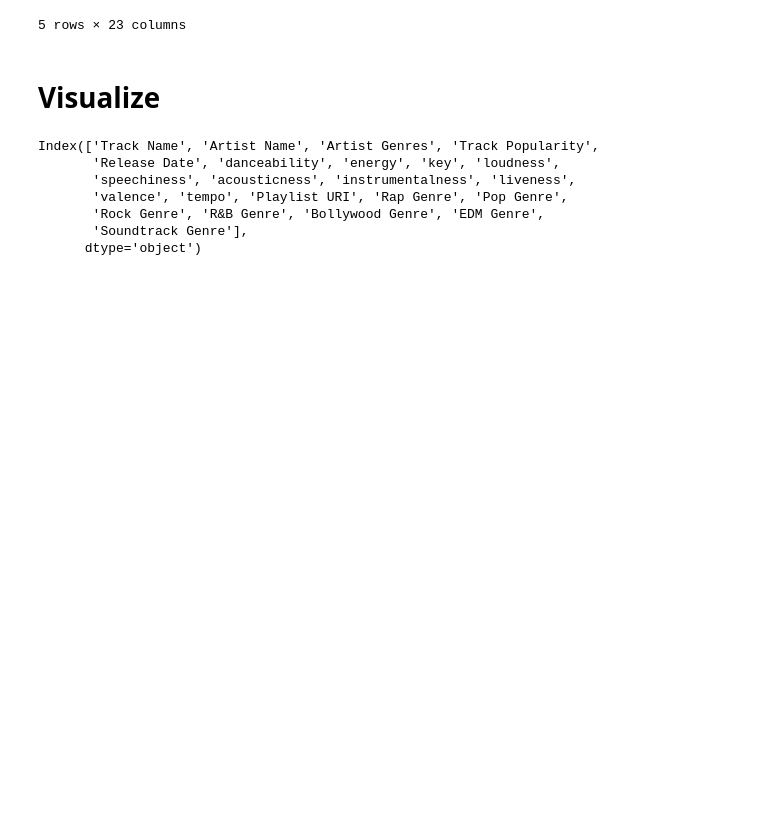
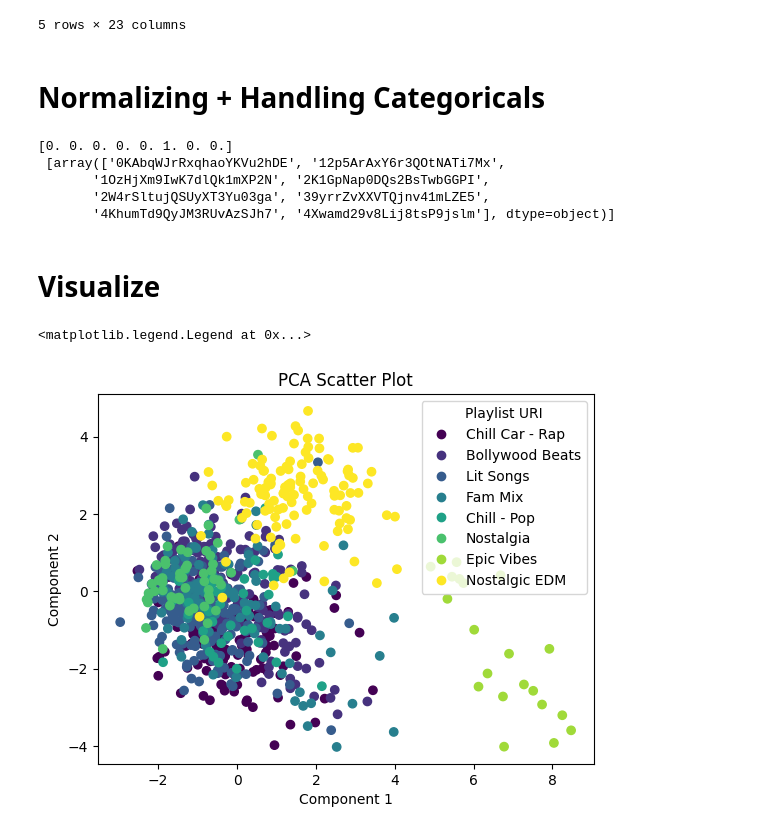
Before and after one commit to piluguji/Spotify-Playlist-Sorter, a Jupyter notebook: data_preprocess.ipynb, the cells around one changed output. Drawn from its saved outputs; the diff is of its cells as text; code cells hidden in the pictures; blank space fills up the shorter version.

```diff
--- a/data_preprocess.ipynb
+++ b/data_preprocess.ipynb
@@ -10,13 +10,11 @@ import config
 client_credentials_manager = SpotifyClientCredentials(client_id=config.client_id, client_secret=config.client_secret)
 sp = spotipy.Spotify(client_credentials_manager = client_credentials_manager)
 # %%
-# Chill Car - Rap, Bollywood Beats, Lit Songs, Fam Mix, Chill - Pop, Nostalgia, Epic Vibes, Nostalgic EDM
+playlistNames = ['Chill Car - Rap', 'Bollywood Beats', 'Lit Songs', 'Fam Mix', 'Chill - Pop', 'Epic Vibes', 'Nostalgic EDM']
 playlist_links = ["https://open.spotify.com/playlist/39yrrZvXXVTQjnv41mLZE5?si=043d2b062b4748c7",
                   "https://open.spotify.com/playlist/12p5ArAxY6r3QOtNATi7Mx?si=0e44c2c5c12d4f45",
                   "https://open.spotify.com/playlist/4KhumTd9QyJM3RUvAzSJh7?si=edc7bcc04f1c43a9",
-                  "https://open.spotify.com/playlist/1OzHjXm9IwK7dlQk1mXP2N?si=05d4cd76d85f47df",
                   "https://open.spotify.com/playlist/2W4rSltujQSUyXT3Yu03ga?si=7ff0dd18a47b4517",
-                  "https://open.spotify.com/playlist/4Xwamd29v8Lij8tsP9jslm?si=8ed5a2c219624e3c",
                   "https://open.spotify.com/playlist/2K1GpNap0DQs2BsTwbGGPI?si=bcea1ac135924f04",
                   "https://open.spotify.com/playlist/0KAbqWJrRxqhaoYKVu2hDE?si=0ebdb168c8634f40"
                 ]
@@ -203,15 +196,28 @@ df.loc[(df.iloc[:, 16:].sum(axis=1) == 0) & (df['Artist Genres'].map(len) != 0)]
 | 622 | Your Woman | [White Town] | [derby indie] | 70 | 1997 | 0.815 | 0.605 | ... |
 | 768 | Hello | [OMFG] | [otacore] | 64 | 2014 | 0.844 | 0.864 | ... |
 5 rows × 23 columns
+# %%
+df['Release Date'] = pd. to_numeric(df['Release Date'])
+# %% [markdown]
+# Normalizing + Handling Categoricals
+# %%
+from sklearn.preprocessing import OneHotEncoder
+from sklearn.preprocessing import StandardScaler
+
+x = df.iloc[:, 3:].drop("Playlist URI", axis=1).values
+X = StandardScaler().fit_transform(x) # normalizing the features
+
+y = df[['Playlist URI']]
+ohe = OneHotEncoder()
+Y_ohe = ohe.fit_transform(y)
+Y = Y_ohe.toarray()
+
+print(Y[0],'\n', ohe.categories_)
+# %% [output]
+[0. 0. 0. 0. 0. 1. 0. 0.]
+ [array(['0KAbqWJrRxqhaoYKVu2hDE', '12p5ArAxY6r3QOtNATi7Mx',
+       '1OzHjXm9IwK7dlQk1mXP2N', '2K1GpNap0DQs2BsTwbGGPI',
+       '2W4rSltujQSUyXT3Yu03ga', '39yrrZvXXVTQjnv41mLZE5',
+       '4KhumTd9QyJM3RUvAzSJh7', '4Xwamd29v8Lij8tsP9jslm'], dtype=object)]
 # %% [markdown]
 # Visualize
-# %%
-df.columns
-# %% [output]
-Index(['Track Name', 'Artist Name', 'Artist Genres', 'Track Popularity',
-       'Release Date', 'danceability', 'energy', 'key', 'loudness',
-       'speechiness', 'acousticness', 'instrumentalness', 'liveness',
-       'valence', 'tempo', 'Playlist URI', 'Rap Genre', 'Pop Genre',
-       'Rock Genre', 'R&B Genre', 'Bollywood Genre', 'EDM Genre',
-       'Soundtrack Genre'],
-      dtype='object')
@@ -221,0 +224,20 @@ x = StandardScaler().fit_transform(x) # normalizing the features
+# %%
+from sklearn.decomposition import PCA
+pca_song = PCA(n_components=2)
+principalComponents_songs = pca_song.fit_transform(X)
+
+principal_song_df = pd.DataFrame(data = principalComponents_songs)
+
+label_encoder = pd.factorize(df['Playlist URI'])
+labels = label_encoder[0]
+
+scatter = plt.scatter(principal_song_df[0], principal_song_df[1], c=labels)
+
+# Add labels and title to the plot
+plt.xlabel('Component 1')
+plt.ylabel('Component 2')
+plt.title('PCA Scatter Plot')
+plt.legend(scatter.legend_elements()[0], playlistNames, title='Playlist URI')
+# %% [output]
+<matplotlib.legend.Legend at 0x...>
+[figure, added]
```
Also changed, not shown: parts of 18 cells of this notebook.
